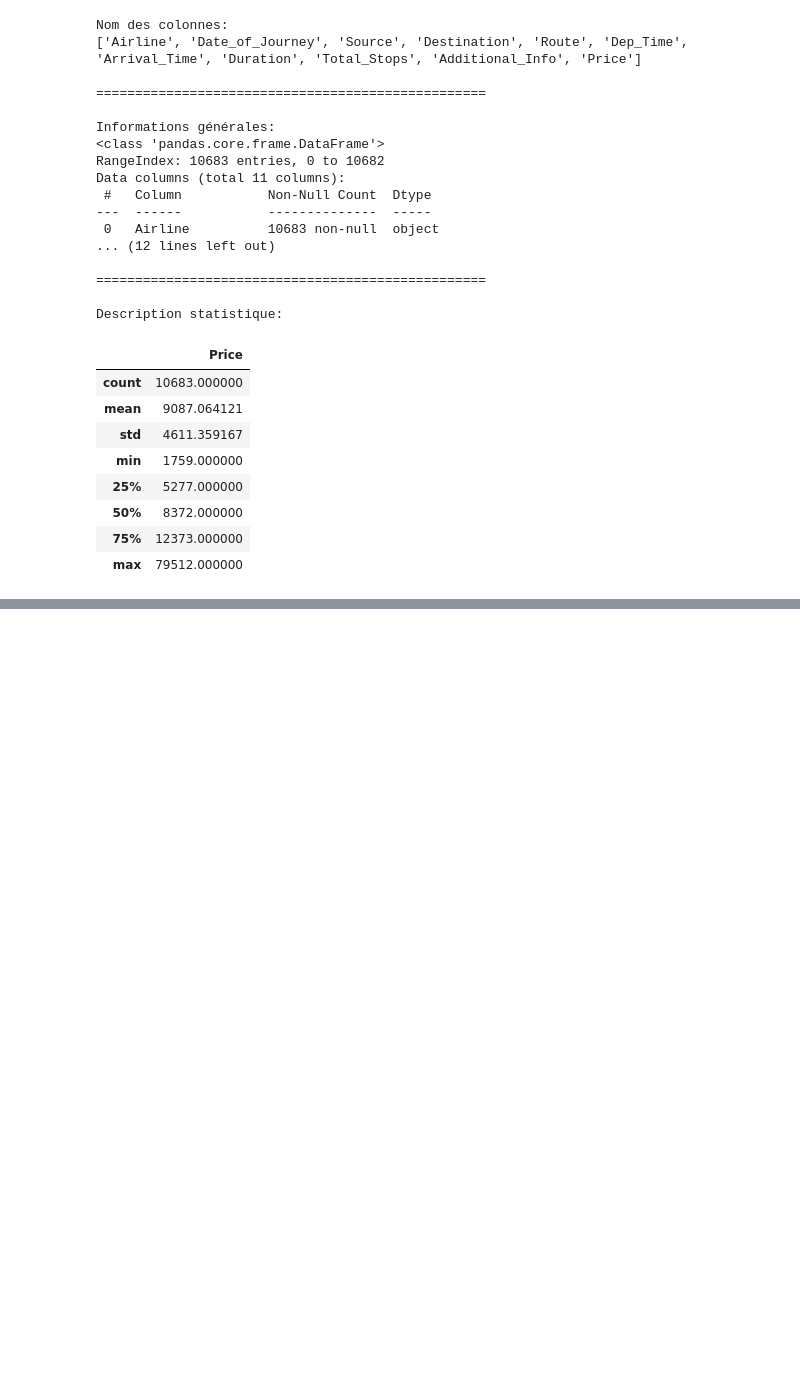
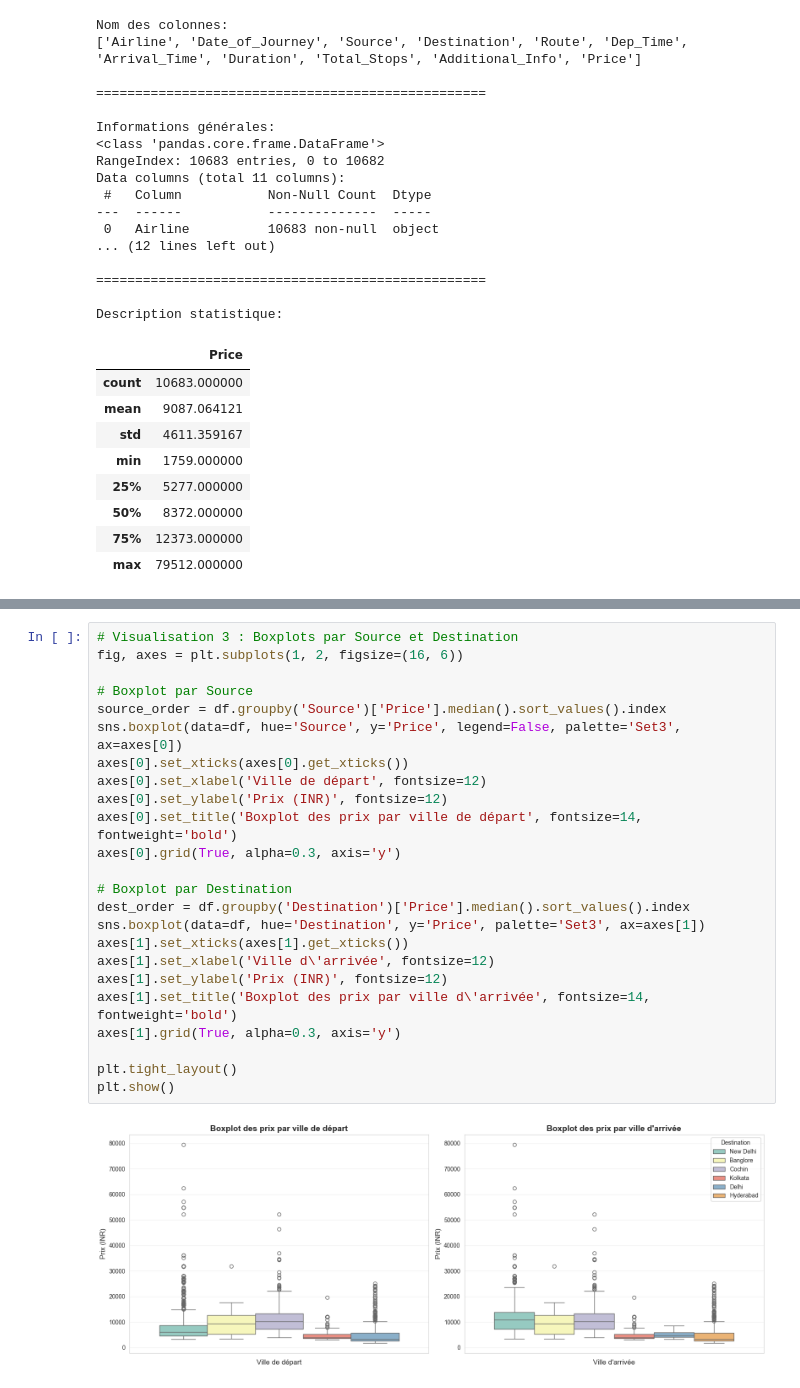
Before and after one commit to NhkI0/Machine-Learning-Plane-Project, a Jupyter notebook: Regression Plane Tickets.ipynb, the cells around one changed output, grey strips where cells are left out. Saved outputs shown, nothing was run; the diff lists cells and outputs as text; blank space fills up the shorter version.

```diff
--- a/Regression Plane Tickets.ipynb
+++ b/Regression Plane Tickets.ipynb
@@ -62,0 +295,26 @@ Description statistique:
+# %%
+# Visualisation 3 : Boxplots par Source et Destination
+fig, axes = plt.subplots(1, 2, figsize=(16, 6))
+
+# Boxplot par Source
+source_order = df.groupby('Source')['Price'].median().sort_values().index
+sns.boxplot(data=df, hue='Source', y='Price', legend=False, palette='Set3', ax=axes[0])
+axes[0].set_xticks(axes[0].get_xticks())
+axes[0].set_xlabel('Ville de départ', fontsize=12)
+axes[0].set_ylabel('Prix (INR)', fontsize=12)
+axes[0].set_title('Boxplot des prix par ville de départ', fontsize=14, fontweight='bold')
+axes[0].grid(True, alpha=0.3, axis='y')
+
+# Boxplot par Destination
+dest_order = df.groupby('Destination')['Price'].median().sort_values().index
+sns.boxplot(data=df, hue='Destination', y='Price', palette='Set3', ax=axes[1])
+axes[1].set_xticks(axes[1].get_xticks())
+axes[1].set_xlabel('Ville d\'arrivée', fontsize=12)
+axes[1].set_ylabel('Prix (INR)', fontsize=12)
+axes[1].set_title('Boxplot des prix par ville d\'arrivée', fontsize=14, fontweight='bold')
+axes[1].grid(True, alpha=0.3, axis='y')
+
+plt.tight_layout()
+plt.show()
+# %% [output]
+[figure, added]
```
Also changed, not shown: parts of 13 cells of this notebook.
